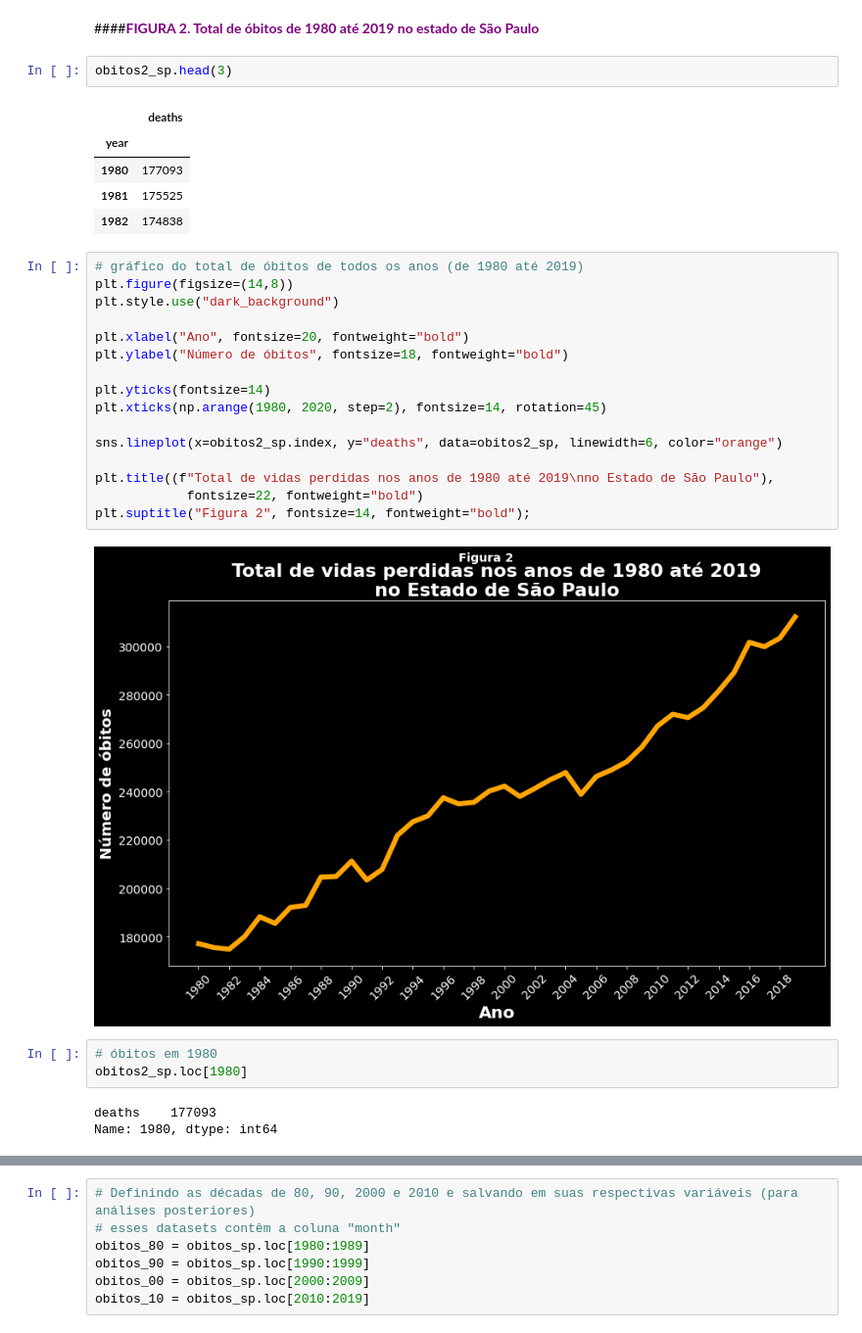
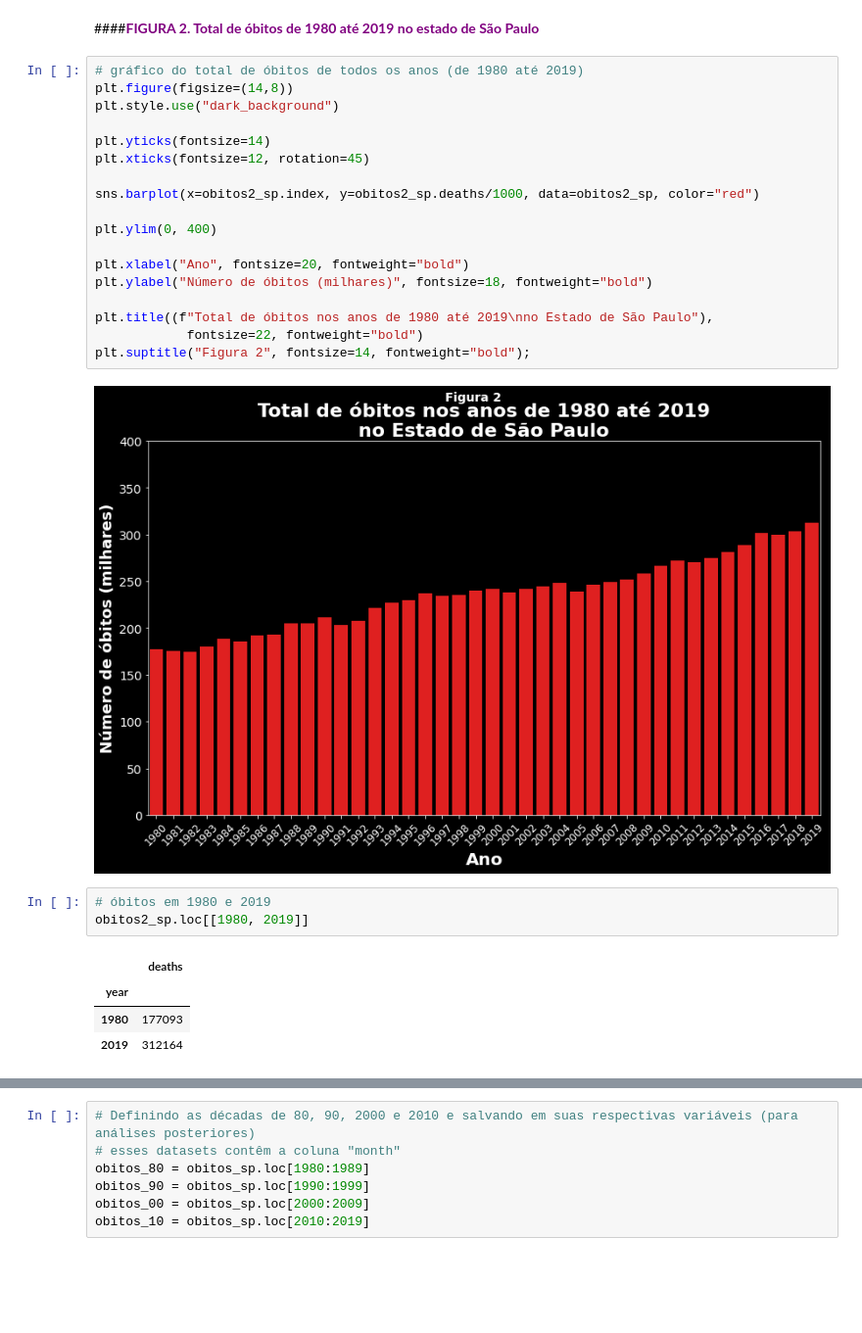
Before and after one commit to vanleiko/bootcamp-alura, a Jupyter notebook: Vanessa_Leiko.ipynb, the cells around one changed output, grey strips where cells are left out. Shown: that part at 98% size. Saved outputs shown, nothing was run; the diff lists cells and outputs as text; blank space fills up the shorter version.

```diff
--- a/Vanessa_Leiko.ipynb
+++ b/Vanessa_Leiko.ipynb
@@ -356,35 +356,31 @@ obitos2_sp.tail(3)
 | 2019 | 312164 |
 # %% [markdown]
 ####<font color="purple">**FIGURA 2. Total de óbitos de 1980 até 2019 no estado de São Paulo**
-# %%
-obitos2_sp.head(3)
-# %% [output]
-|  | deaths |
-| year |  |
-| 1980 | 177093 |
-| 1981 | 175525 |
-| 1982 | 174838 |
 # %%
 # gráfico do total de óbitos de todos os anos (de 1980 até 2019)
 plt.figure(figsize=(14,8))
 plt.style.use("dark_background")
 
+plt.yticks(fontsize=14)
+plt.xticks(fontsize=12, rotation=45)
+
+sns.barplot(x=obitos2_sp.index, y=obitos2_sp.deaths/1000, data=obitos2_sp, color="red")
+
+plt.ylim(0, 400)
+
 plt.xlabel("Ano", fontsize=20, fontweight="bold")
-plt.ylabel("Número de óbitos", fontsize=18, fontweight="bold")
+plt.ylabel("Número de óbitos (milhares)", fontsize=18, fontweight="bold")
 
-plt.yticks(fontsize=14)
-plt.xticks(np.arange(1980, 2020, step=2), fontsize=14, rotation=45)
-
-sns.lineplot(x=obitos2_sp.index, y="deaths", data=obitos2_sp, linewidth=6, color="orange")
-
-plt.title((f"Total de vidas perdidas nos anos de 1980 até 2019\nno Estado de São Paulo"),
+plt.title((f"Total de óbitos nos anos de 1980 até 2019\nno Estado de São Paulo"),
             fontsize=22, fontweight="bold")
 plt.suptitle("Figura 2", fontsize=14, fontweight="bold");
 # %% [output]
-[figure, old version]
+[figure, new version]
 # %%
-# óbitos em 1980
-obitos2_sp.loc[1980]
+# óbitos em 1980 e 2019
+obitos2_sp.loc[[1980, 2019]]
 # %% [output]
-deaths    177093
-Name: 1980, dtype: int64
+|  | deaths |
+| year |  |
+| 1980 | 177093 |
+| 2019 | 312164 |
```
Also changed, not shown: parts of 76 cells of this notebook.
